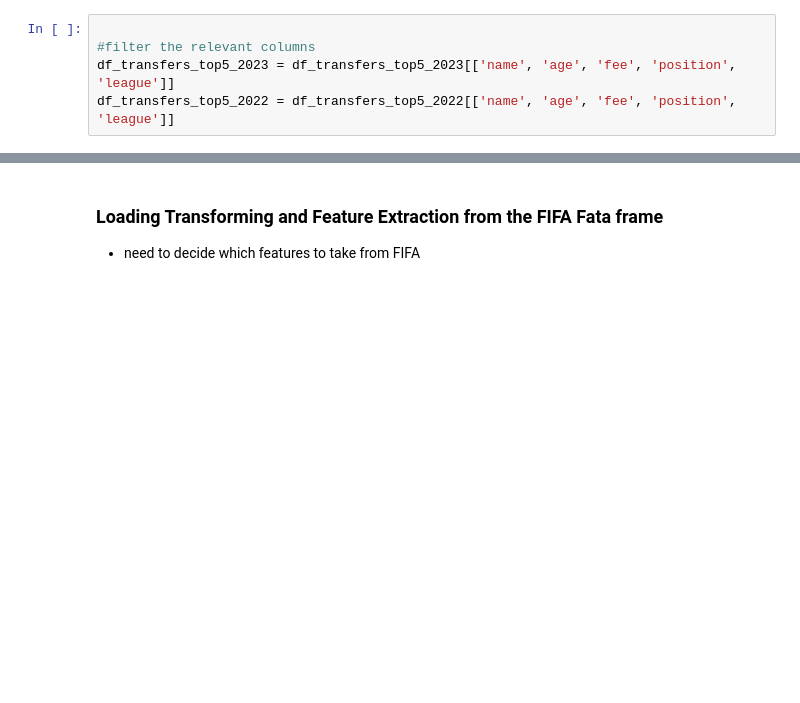
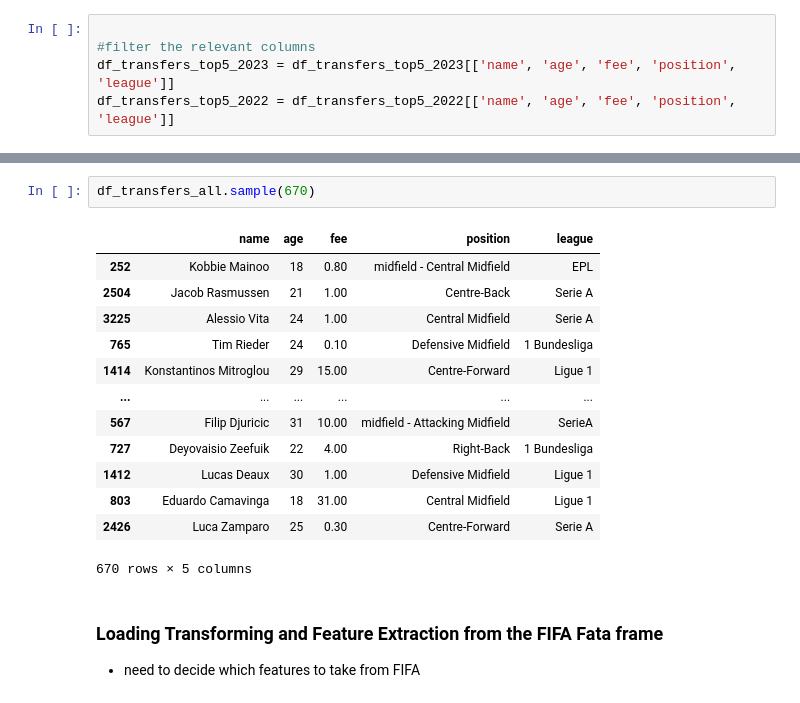
Before and after one commit to yuvalmar16/project-fintech, a Jupyter notebook: Copy_of_Fintech_Project (2).ipynb, the cells around one changed output, grey strips where cells are left out. Saved outputs shown, nothing was run; the diff lists cells and outputs as text; blank space fills up the shorter version.

```diff
--- a/Copy_of_Fintech_Project (2).ipynb
+++ b/Copy_of_Fintech_Project (2).ipynb
@@ -320,3 +318,19 @@ df.describe()
+# %%
+df_transfers_all.sample(670)
+# %% [output]
+|  | name | age | fee | position | league |
+| 252 | Kobbie Mainoo | 18 | 0.80 | midfield - Central Midfield | EPL |
+| 2504 | Jacob Rasmussen | 21 | 1.00 | Centre-Back | Serie A |
+| 3225 | Alessio Vita | 24 | 1.00 | Central Midfield | Serie A |
+| 765 | Tim Rieder | 24 | 0.10 | Defensive Midfield | 1 Bundesliga |
+| 1414 | Konstantinos Mitroglou | 29 | 15.00 | Centre-Forward | Ligue 1 |
+| ... | ... | ... | ... | ... | ... |
+| 567 | Filip Djuricic | 31 | 10.00 | midfield - Attacking Midfield | SerieA |
+| 727 | Deyovaisio Zeefuik | 22 | 4.00 | Right-Back | 1 Bundesliga |
+| 1412 | Lucas Deaux | 30 | 1.00 | Defensive Midfield | Ligue 1 |
+| 803 | Eduardo Camavinga | 18 | 31.00 | Central Midfield | Ligue 1 |
+| 2426 | Luca Zamparo | 25 | 0.30 | Centre-Forward | Serie A |
+670 rows × 5 columns
 # %% [markdown]
 ### **Loading Transforming and Feature Extraction from the FIFA Fata frame**
 - need to decide which features to take from FIFA
```
Also changed, not shown: parts of 38 cells of this notebook, 4 other files.
